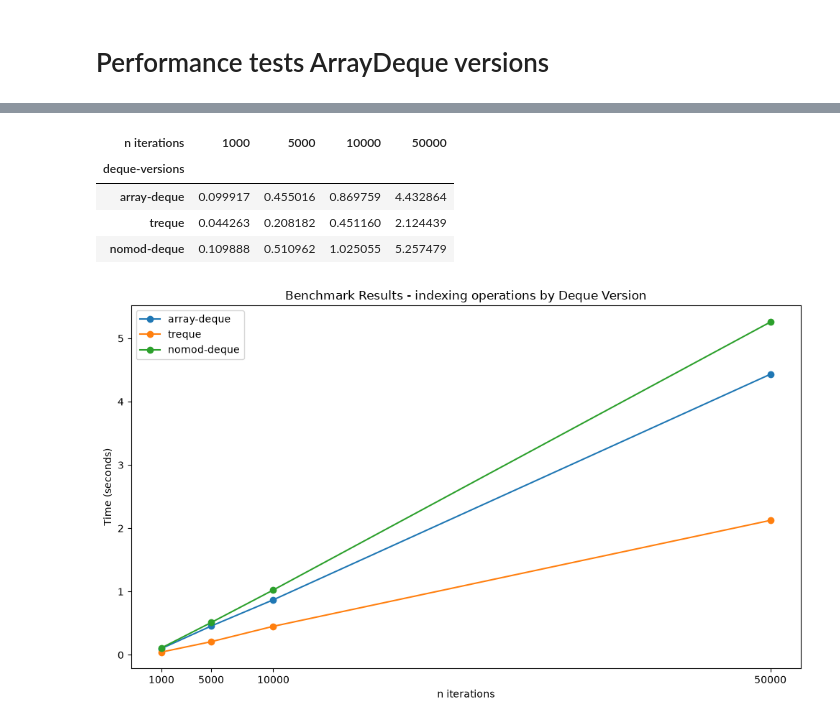
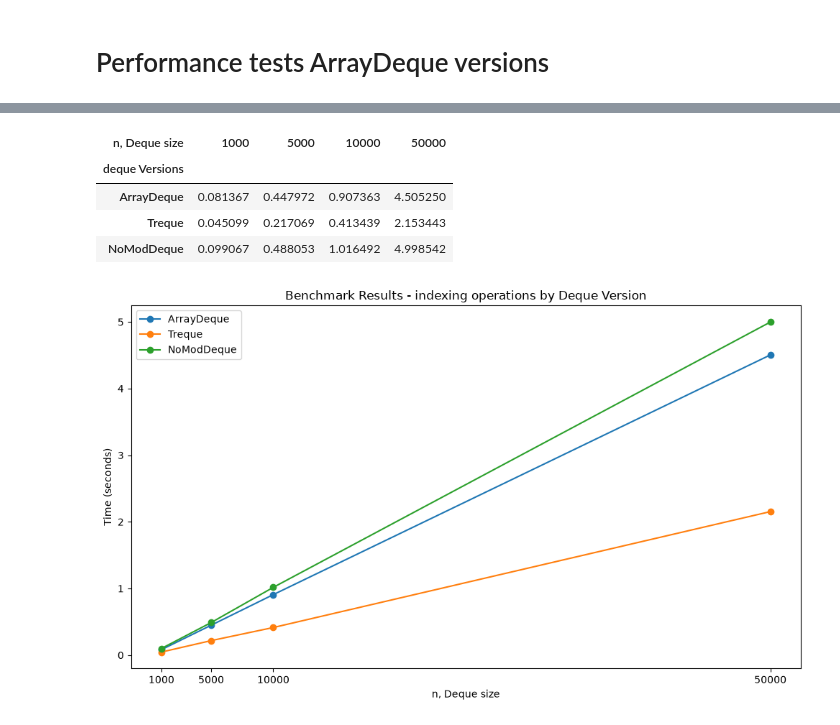
Before and after one commit to Dyretna/opendatastructures-python, a Jupyter notebook: notebooks/chapter2/perf_tests_deques.ipynb, the cells around one changed output, grey strips where cells are left out. Saved outputs shown, nothing was run; the diff lists cells and outputs as text; code cells hidden in the pictures.

```diff
--- a/notebooks/chapter2/perf_tests_deques.ipynb
+++ b/notebooks/chapter2/perf_tests_deques.ipynb
@@ -57,19 +57,19 @@ rows = []
 
 for n in [1000, 5000, 10000, 50_000]:
     rows.append({
-        "n iterations": n,
-        "array-deque": end_ops_deque(ArrayDeque, n, 5000),
-        "treque": end_ops_deque(Treque, n, 5000),
-        "nomod-deque": end_ops_deque(NoModDeque, n, 5000),
-        "ordered-deque": end_ops_deque(OrderedDeque, n, 5000),
+        "n, Deque size": n,
+        "ArrayDeque": end_ops_deque(ArrayDeque, n, 5000),
+        "Treque": end_ops_deque(Treque, n, 5000),
+        "NoModDeque": end_ops_deque(NoModDeque, n, 5000),
+        "OrderedDeque": end_ops_deque(OrderedDeque, n, 5000),
     })
 # %%
 import pandas as pd
 
 
 bench_results = pd.DataFrame(rows)
-bench_results = bench_results.set_index("n iterations")
+bench_results = bench_results.set_index("n, Deque size")
 bench_results = bench_results.T
-bench_results = bench_results.rename_axis("deque-versions", axis="rows")
+bench_results = bench_results.rename_axis("deque Versions", axis="rows")
 bench_results
 # %% [output]
@@ -135,35 +135,35 @@ rows = []
 
 for n in [1000, 5000, 10000, 50_000]:
     rows.append({
-        "n iterations": n,
-        "array-deque": index_ops_deque(ArrayDeque, n, 2000),
-        "treque": index_ops_deque(Treque, n, 2000),
-        "nomod-deque": index_ops_deque(NoModDeque, n, 2000),
+        "n, Deque size": n,
+        "ArrayDeque": index_ops_deque(ArrayDeque, n, 2000),
+        "Treque": index_ops_deque(Treque, n, 2000),
+        "NoModDeque": index_ops_deque(NoModDeque, n, 2000),
     })
 
 bench_results = pd.DataFrame(rows)
-bench_results = bench_results.set_index("n iterations")
+bench_results = bench_results.set_index("n, Deque size")
 bench_results = bench_results.T
-bench_results = bench_results.rename_axis("deque-versions", axis="rows")
+bench_results = bench_results.rename_axis("deque Versions", axis="rows")
 bench_results
 # %% [output]
-| n iterations | 1000 | 5000 | 10000 | 50000 |
-| deque-versions |  |  |  |  |
-| array-deque | 0.099917 | 0.455016 | 0.869759 | 4.432864 |
-| treque | 0.044263 | 0.208182 | 0.451160 | 2.124439 |
-| nomod-deque | 0.109888 | 0.510962 | 1.025055 | 5.257479 |
+| n, Deque size | 1000 | 5000 | 10000 | 50000 |
+| deque Versions |  |  |  |  |
+| ArrayDeque | 0.081367 | 0.447972 | 0.907363 | 4.505250 |
+| Treque | 0.045099 | 0.217069 | 0.413439 | 2.153443 |
+| NoModDeque | 0.099067 | 0.488053 | 1.016492 | 4.998542 |
 # %%
 plt.figure(figsize=(10, 6))
 
 for version in bench_results.index:
     plt.plot(bench_results.columns, bench_results.loc[version], marker='o', label=version)
 
-plt.xlabel('n iterations')
+plt.xlabel('n, Deque size')
 plt.ylabel('Time (seconds)')
 plt.title('Benchmark Results - indexing operations by Deque Version')
 plt.legend()
 plt.xticks(bench_results.columns)
 plt.tight_layout()
 plt.show()
 # %% [output]
-[figure, old version]
+[figure, new version]
```
Also changed, not shown: parts of 2 cells of this notebook, 1 other file.
